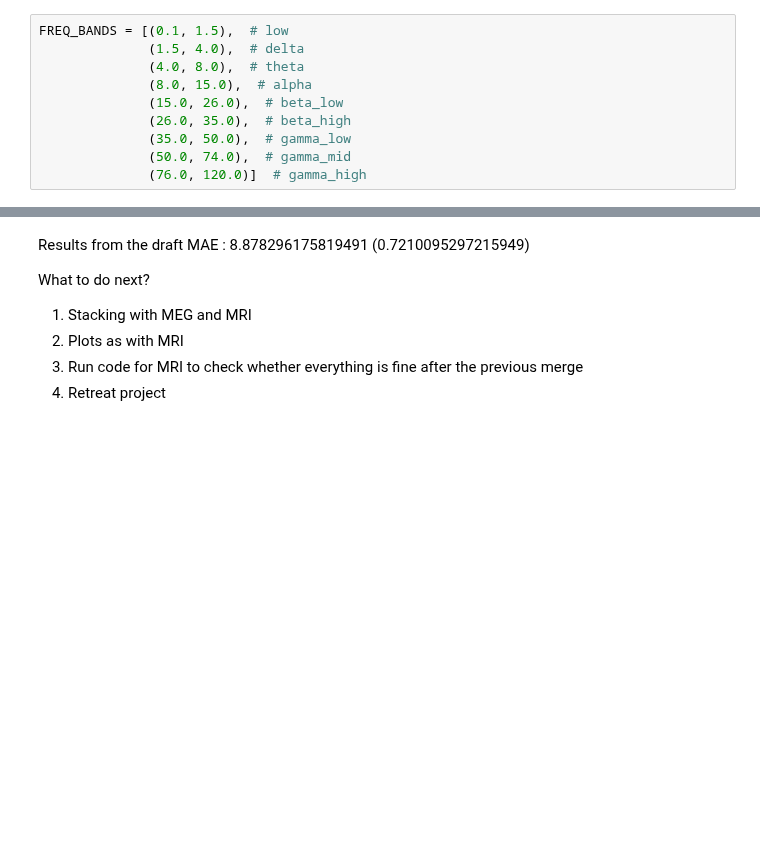
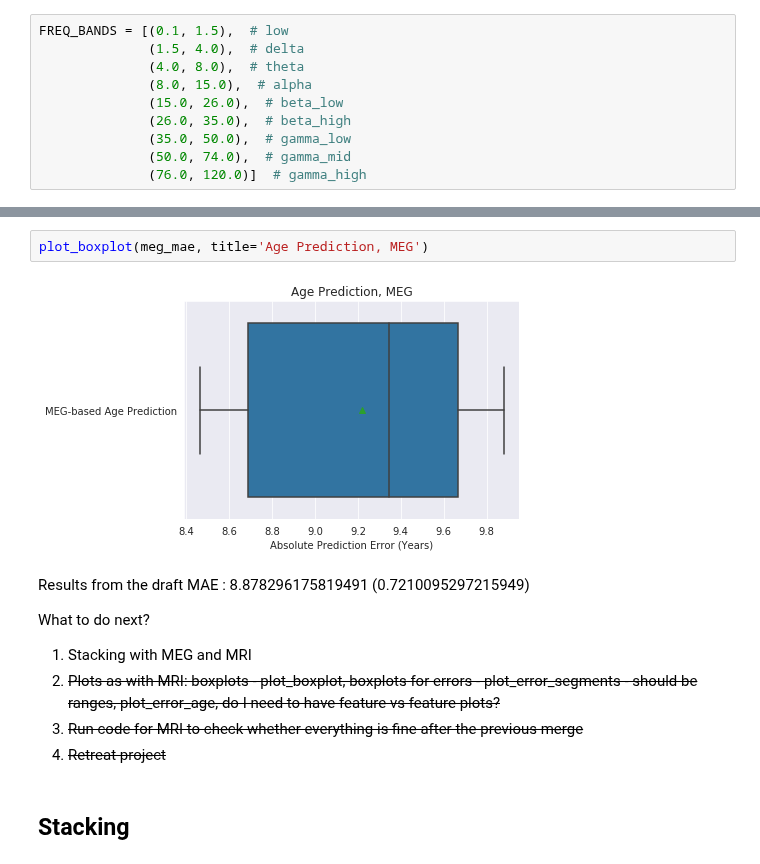
Before and after one commit to OlehKSS/camcan_analysis, a Jupyter notebook: notebook/age_prediction/meg_age_prediction.ipynb, the cells around one changed output, grey strips where cells are left out. Saved outputs shown, nothing was run; the diff lists cells and outputs as text; blank space fills up the shorter version.

```diff
--- a/notebook/age_prediction/meg_age_prediction.ipynb
+++ b/notebook/age_prediction/meg_age_prediction.ipynb
@@ -88,9 +106,15 @@ MAE STD: 0.53
+# %%
+plot_boxplot(meg_mae, title='Age Prediction, MEG')
+# %% [output]
+[figure, added]
 # %% [markdown]
 Results from the draft MAE : 8.878296175819491 (0.7210095297215949)
 
 What to do next?
 
 1. Stacking with MEG and MRI
-2. Plots as with MRI
-3. Run code for MRI to check whether everything is fine after the previous merge
-4. Retreat project
+2. ~~Plots as with MRI: boxplots - plot_boxplot, boxplots for errors - plot_error_segments - should be ranges, plot_error_age, do I need to have feature vs feature plots?~~
+3. ~~Run code for MRI to check whether everything is fine after the previous merge~~
+4. ~~Retreat project~~
+# %% [markdown]
+## Stacking
```
Also changed, not shown: parts of 14 cells of this notebook, 4 other files.
